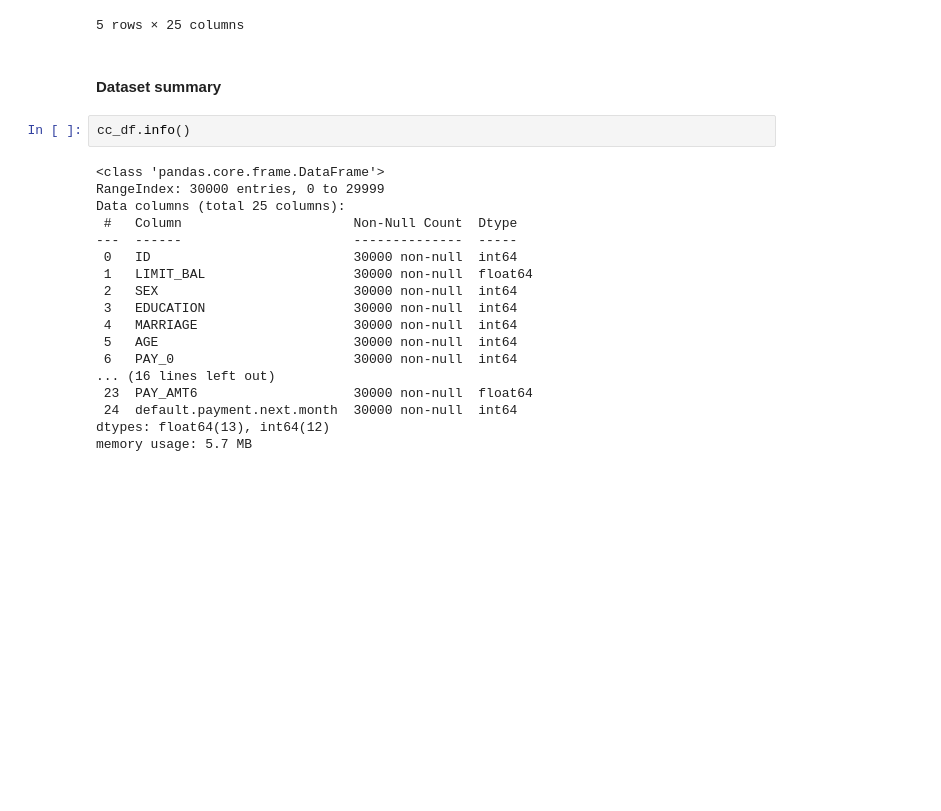
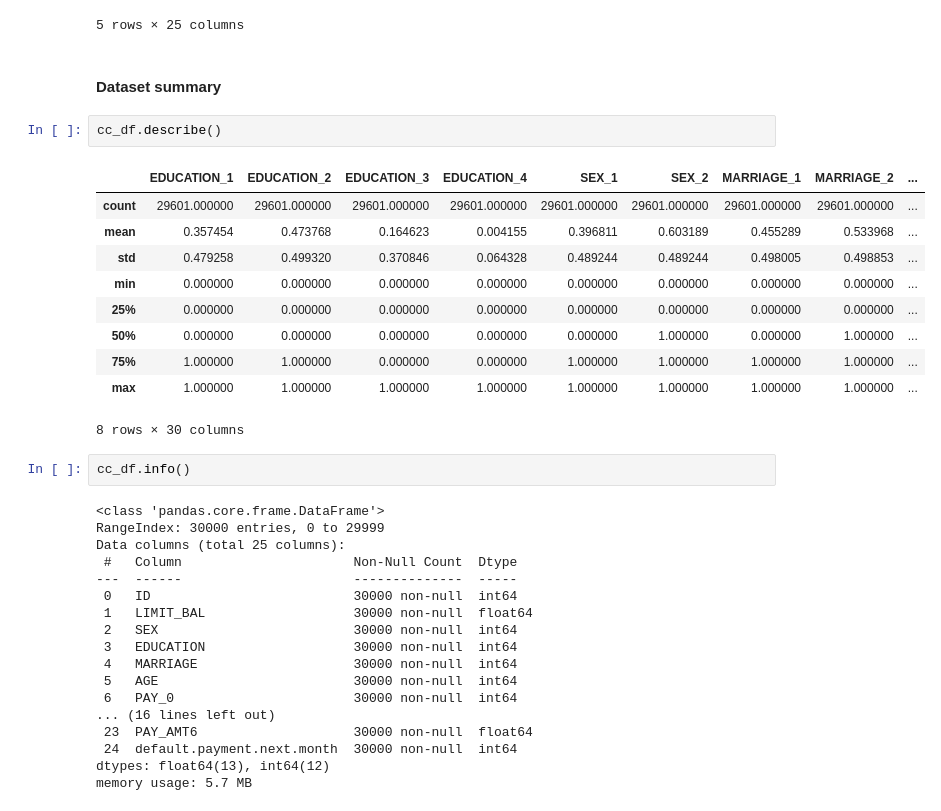
Before and after one commit to Bryan-Suelo/machine_learning, a Jupyter notebook: default_credit_card_clients/default_credit_card.ipynb, the cells around one changed output. Saved outputs shown, nothing was run; the diff lists cells and outputs as text; blank space fills up the shorter version.

```diff
--- a/default_credit_card_clients/default_credit_card.ipynb
+++ b/default_credit_card_clients/default_credit_card.ipynb
@@ -22,6 +22,19 @@ cc_df.head()
 5 rows × 25 columns
 # %% [markdown]
 #### Dataset summary
+# %%
+cc_df.describe()
+# %% [output]
+|  | EDUCATION_1 | EDUCATION_2 | EDUCATION_3 | EDUCATION_4 | SEX_1 | SEX_2 | MARRIAGE_1 | MARRIAGE_2 | ... |
+| count | 29601.000000 | 29601.000000 | 29601.000000 | 29601.000000 | 29601.000000 | 29601.000000 | 29601.000000 | 29601.000000 | ... |
+| mean | 0.357454 | 0.473768 | 0.164623 | 0.004155 | 0.396811 | 0.603189 | 0.455289 | 0.533968 | ... |
+| std | 0.479258 | 0.499320 | 0.370846 | 0.064328 | 0.489244 | 0.489244 | 0.498005 | 0.498853 | ... |
+| min | 0.000000 | 0.000000 | 0.000000 | 0.000000 | 0.000000 | 0.000000 | 0.000000 | 0.000000 | ... |
+| 25% | 0.000000 | 0.000000 | 0.000000 | 0.000000 | 0.000000 | 0.000000 | 0.000000 | 0.000000 | ... |
+| 50% | 0.000000 | 0.000000 | 0.000000 | 0.000000 | 0.000000 | 1.000000 | 0.000000 | 1.000000 | ... |
+| 75% | 1.000000 | 1.000000 | 0.000000 | 0.000000 | 1.000000 | 1.000000 | 1.000000 | 1.000000 | ... |
+| max | 1.000000 | 1.000000 | 1.000000 | 1.000000 | 1.000000 | 1.000000 | 1.000000 | 1.000000 | ... |
+8 rows × 30 columns
 # %%
 cc_df.info()
 # %% [output]
```
Also changed, not shown: parts of 9 cells of this notebook.
